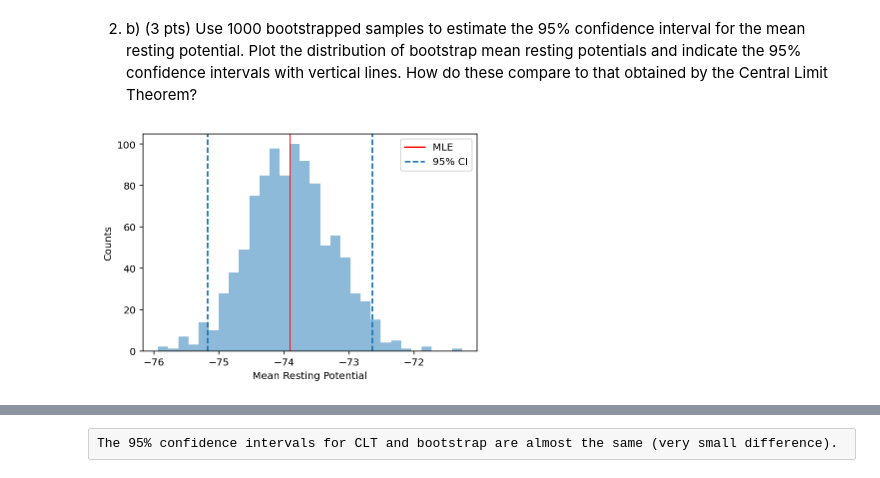
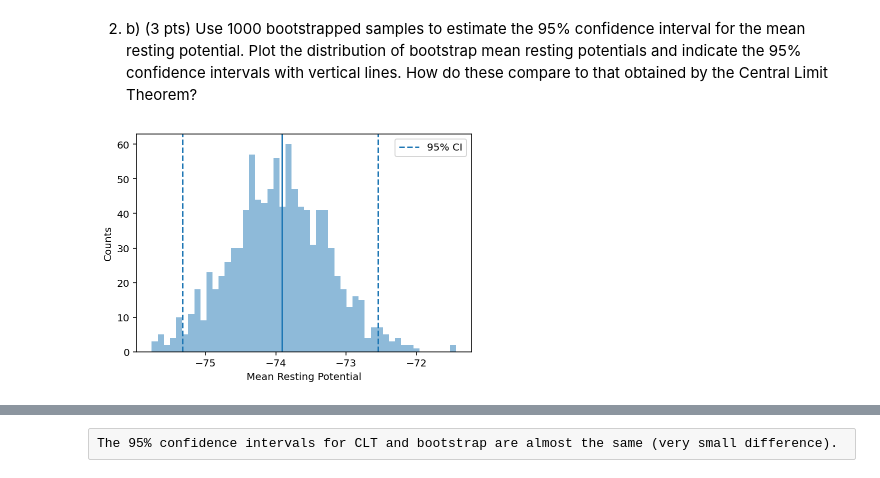
Before and after one commit to nishadalal120/NEU-365P-385L-Spring-2021, a Jupyter notebook: homework/homework-hypothesis_testing.ipynb, the cells around one changed output, grey strips where cells are left out. Saved outputs shown, nothing was run; the diff lists cells and outputs as text; code cells hidden in the pictures.

```diff
--- a/homework/homework-hypothesis_testing.ipynb
+++ b/homework/homework-hypothesis_testing.ipynb
@@ -85,6 +88,8 @@ plt.show()
 # %% [markdown]
 1. c) (3 pts) Use a permutation test with 1000 permutations to test your null hypothesis. Compute the difference between mean burst durations for all 1000 permutations of the datasets.
 # %%
+dist = st.expon(loc=0, scale=np.concatenate((burstDurationsA_ms, burstDurationsB_ms)).mean())
+
 # concatenate
 len_A = len(burstDurationsA_ms)
 len_B = len(burstDurationsB_ms)
@@ -102,7 +107,7 @@ for i in range(1000):
     p_A = bursts[:len_A]
     p_B = bursts[-len_B:]
 
-    perm[i] = p_A.mean() - p_B.mean()
+    perm[i] = p_B.mean() - p_A.mean()
 # %% [markdown]
 1. d) (3 pts) Plot the distribtuion of mean burst time differences from each permutation and use vertical dashed lines ot indicate the 95% confidence interval and a vertical solid line to indicate the measured mean burst time difference between the actual datasets. Finally, answer the original question, do the conditions affect mean burst duration?
 # %%
@@ -214,26 +214,26 @@ print(f"95% CI, CLT: ({dist.ppf(0.025) :.2f}, {dist.ppf(0.975) :.2f})")
 # %%
 bs_mu = np.zeros((1000,))
 bs_sd = np.zeros((1000,))
 
 for i in range(1000):
     bs = np.random.choice(restingPotential_mV, size = restingPotential_mV.shape, replace = True)
     bs_mu[i] = bs.mean()
     bs_sd[i] = bs.std()
 
 bs_mu_ci = np.quantile(bs_mu, [0.025, 0.975])
 bs_sd_ci = np.quantile(bs_sd, [0.025, 0.975])
 
 
-plt.hist(bs_mu, bins=30, alpha=0.5)
-plt.axvline(restingPotential_mV.mean(), color='r', label="MLE")
+plt.hist(bs_mu, bins=50, alpha=0.5)  #plot with density
+plt.axvline(restingPotential_mV.mean(), label="")
 plt.axvline(bs_mu_ci[0], linestyle='--')
 plt.axvline(bs_mu_ci[1], linestyle='--', label='95% CI')
 plt.xlabel('Mean Resting Potential')
 plt.ylabel('Counts')
 plt.legend()
 plt.show()
 # %% [output]
-[figure, old version]
+[figure, new version]
 # %%
 print(f"95% CI, CLT: ({dist.ppf(0.025) :.2f}, {dist.ppf(0.975) :.2f})")
 print(f"95% CI, Boostrapped: ({bs_mu_ci[0] :.2f}, {bs_mu_ci[1] :.2f})")
```
Also changed, not shown: parts of 9 cells of this notebook.
